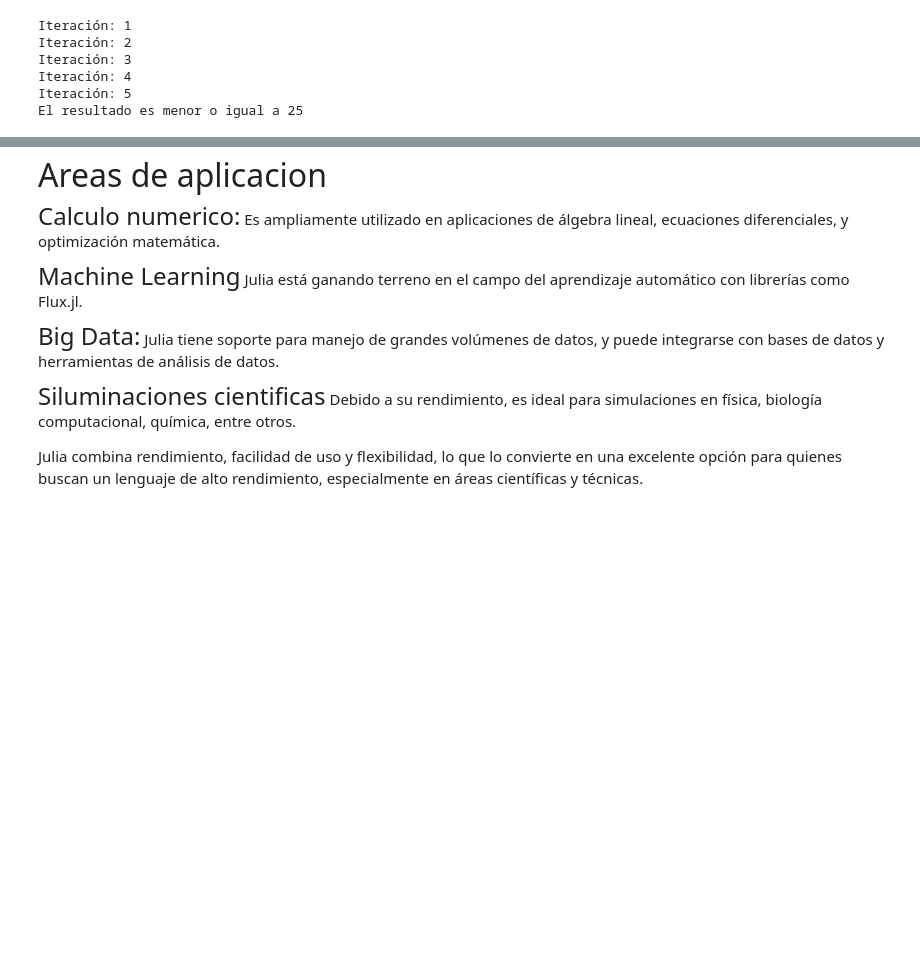
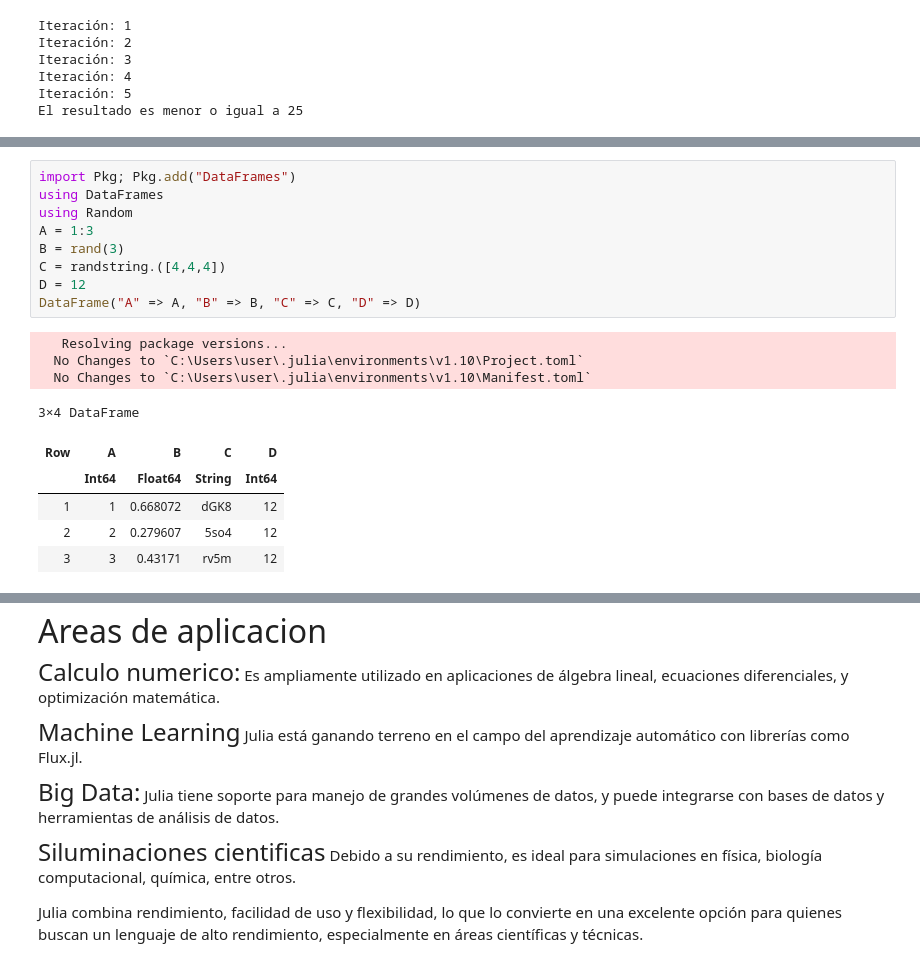
Before and after one commit to FranciscoRoman31/Notebook-Julia, a Jupyter notebook: NotebookJulia.ipynb, the cells around one changed output, grey strips where cells are left out. Saved outputs shown, nothing was run; the diff lists cells and outputs as text; blank space fills up the shorter version.

```diff
--- a/NotebookJulia.ipynb
+++ b/NotebookJulia.ipynb
@@ -66,0 +88,19 @@ El resultado es menor o igual a 25
+# %%
+import Pkg; Pkg.add("DataFrames")
+using DataFrames
+using Random
+A = 1:3
+B = rand(3)
+C = randstring.([4,4,4])
+D = 12
+DataFrame("A" => A, "B" => B, "C" => C, "D" => D)
+# %% [output]
+   Resolving package versions...
+  No Changes to `C:\Users\user\.julia\environments\v1.10\Project.toml`
+  No Changes to `C:\Users\user\.julia\environments\v1.10\Manifest.toml`
+3×4 DataFrame
+| Row | A | B | C | D |
+|  | Int64 | Float64 | String | Int64 |
+| 1 | 1 | 0.668072 | dGK8 | 12 |
+| 2 | 2 | 0.279607 | 5so4 | 12 |
+| 3 | 3 | 0.43171 | rv5m | 12 |
```
Also changed, not shown: parts of 12 cells of this notebook.
